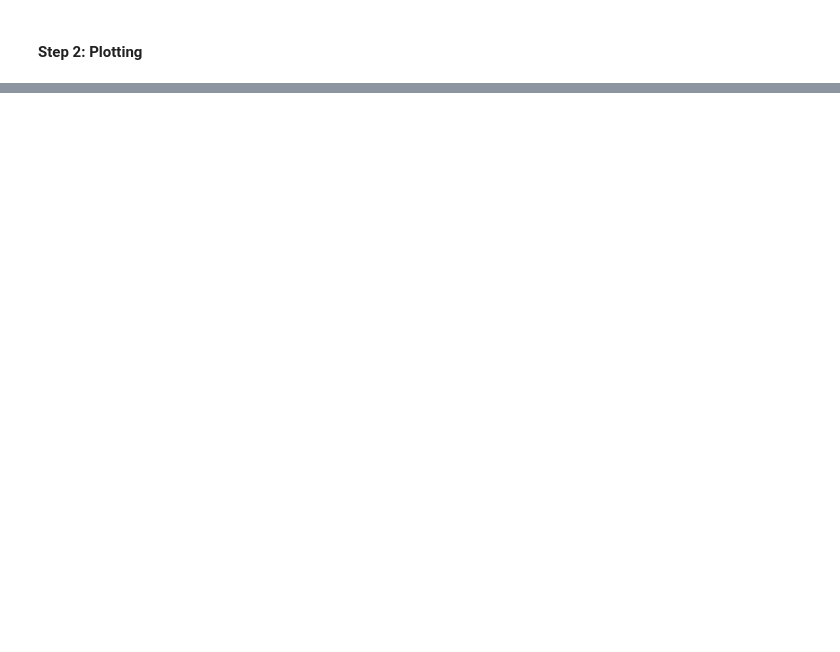
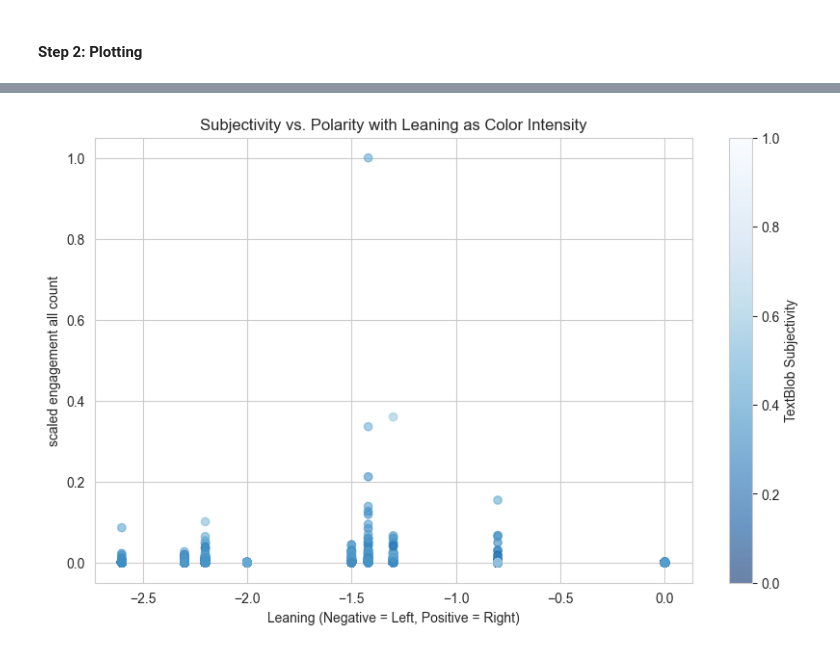
Before and after one commit to amaanansari/DSA2, a Jupyter notebook: analysis.ipynb, the cells around one changed output, grey strips where cells are left out. Saved outputs shown, nothing was run; the diff lists cells and outputs as text; code cells hidden in the pictures; blank space fills up the shorter version.

```diff
--- a/analysis.ipynb
+++ b/analysis.ipynb
@@ -109,0 +168,14 @@ dtype: object
+# %%
+# Scatterplot of Subjectivity vs. Polarity with Leaning as Color Intensity
+plt.figure(figsize=(10, 6))
+y_var = "scaled_engagement_all_count"
+scatter = plt.scatter(df['leaning'], df[y_var], c=df['textblob_subjectivity'], cmap='Blues_r', alpha=0.6)
+plt.title('Subjectivity vs. Polarity with Leaning as Color Intensity')
+plt.xlabel('Leaning (Negative = Left, Positive = Right)')
+plt.ylabel(y_var.replace("_", " "))
+colorbar = plt.colorbar(scatter)
+colorbar.set_label('TextBlob Subjectivity')
+plt.grid(True)
+plt.show()
+# %% [output]
+[figure, added]
```
Also changed, not shown: parts of 36 cells of this notebook, 13 other files.
